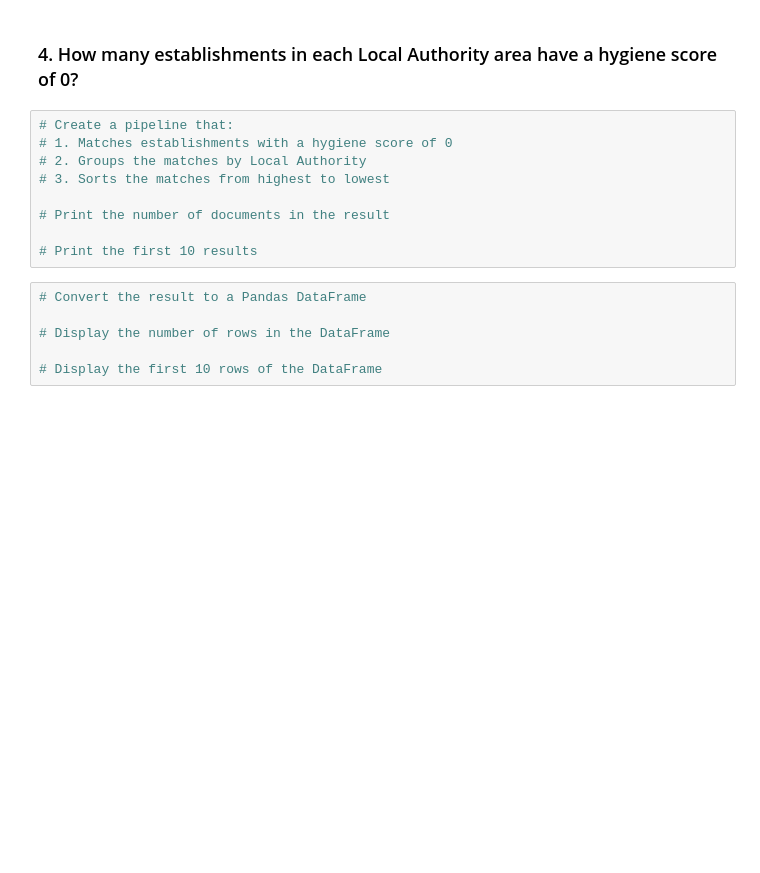
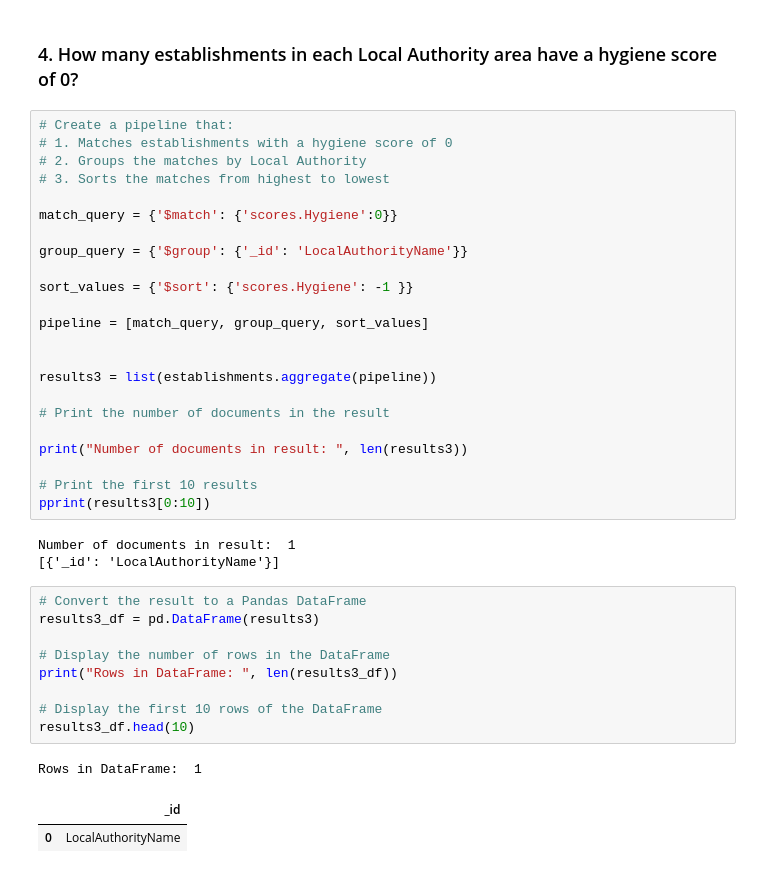
Before and after one commit to jennyalfi/nosql-challenge, a Jupyter notebook: NoSQL_analysis.ipynb, the cells around one changed output. Saved outputs shown, nothing was run; the diff lists cells and outputs as text; blank space fills up the shorter version.

```diff
--- a/NoSQL_analysis.ipynb
+++ b/NoSQL_analysis.ipynb
@@ -164,12 +196,36 @@ pprint(list(establishments.find(query).sort(sort).limit(5)))
 # 2. Groups the matches by Local Authority
 # 3. Sorts the matches from highest to lowest
 
+match_query = {'$match': {'scores.Hygiene':0}}
+
+group_query = {'$group': {'_id': 'LocalAuthorityName'}}
+
+sort_values = {'$sort': {'scores.Hygiene': -1 }}
+
+pipeline = [match_query, group_query, sort_values]
+
+
+results3 = list(establishments.aggregate(pipeline))
+
 # Print the number of documents in the result
 
+print("Number of documents in result: ", len(results3))
+
 # Print the first 10 results
+pprint(results3[0:10])
+# %% [output]
+Number of documents in result:  1
+[{'_id': 'LocalAuthorityName'}]
 # %%
 # Convert the result to a Pandas DataFrame
+results3_df = pd.DataFrame(results3)
 
 # Display the number of rows in the DataFrame
+print("Rows in DataFrame: ", len(results3_df))
 
 # Display the first 10 rows of the DataFrame
+results3_df.head(10)
+# %% [output]
+Rows in DataFrame:  1
+|  | _id |
+| 0 | LocalAuthorityName |
```
Also changed, not shown: parts of 6 cells of this notebook, 1 other file.
